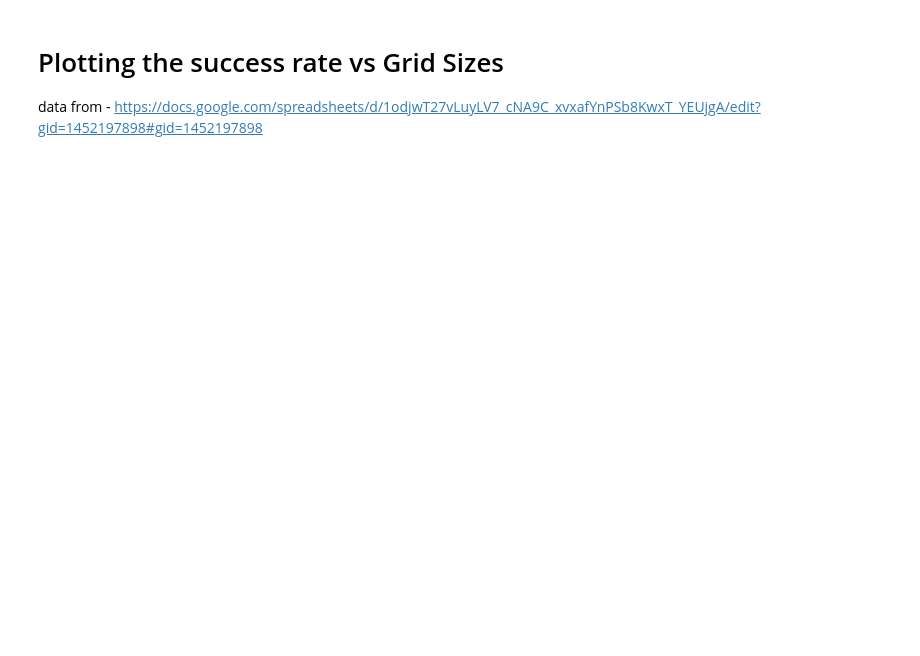
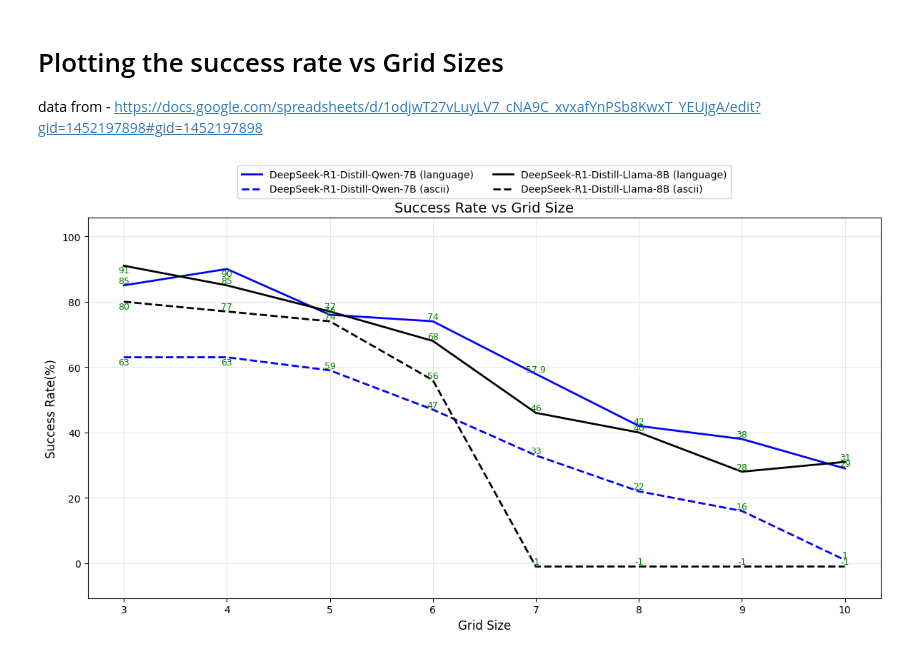
Before and after one commit to suman1209/UTN_VLM_reasoning, a Jupyter notebook: notebooks/Plotting.ipynb, the cells around one changed output. Cells and saved outputs as stored; diff of their text form; code cells hidden in the pictures; blank space fills up the shorter version.

Commit message:
test(plotting): added some missing values in t perfomance vs complexity plot

```diff
--- a/notebooks/Plotting.ipynb
+++ b/notebooks/Plotting.ipynb
@@ -143,0 +121,25 @@ plt.show()
+# %%
+#### Sample data
+grid_sizes = [3, 4, 5, 6, 7, 8, 9, 10]
+input_types = ["language", "ascii"]
+models = ["DeepSeek-R1-Distill-Qwen-7B", "DeepSeek-R1-Distill-Llama-8B"]
+
+# 3D success rates [model][input_type][grid_size]
+success_rates = [
+    # DeepSeek-R1-Distill-Qwen-7B
+    [
+        [85, 90, 76, 74, 57.9, 42, 38, 29],  # Language
+        [63, 63, 59, 47, 33, 22, 16, 1]   # ASCII
+    ],
+    # DeepSeek-R1-Distill-Llama-8B
+    [
+        [91, 85, 77, 68, 46, 40, 28, 31],  # Language
+        [80, 77, 74, 56, -1, -1, -1, -1]# ASCII
+    ]
+]
+
+# Generate plot
+plot_success_rates(grid_sizes, input_types, success_rates, models=models)
+plt.show()
+# %% [output]
+[figure, added]
```
Also changed, not shown: parts of 1 cell of this notebook.
